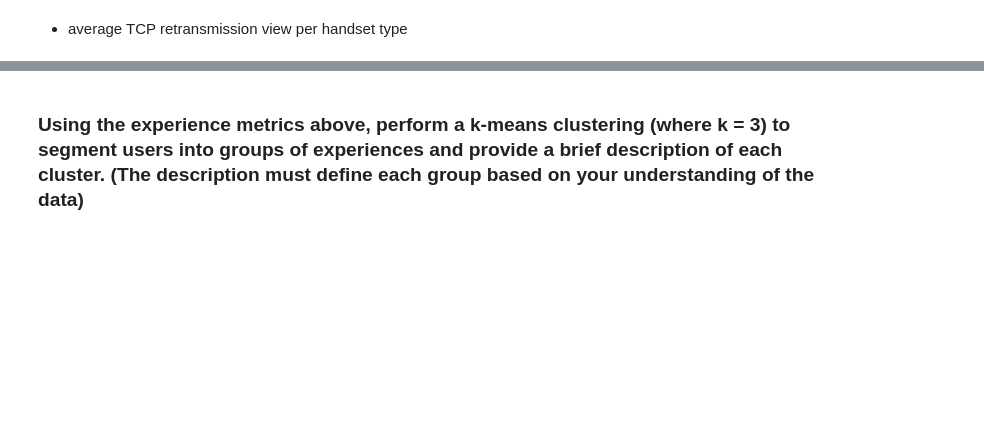
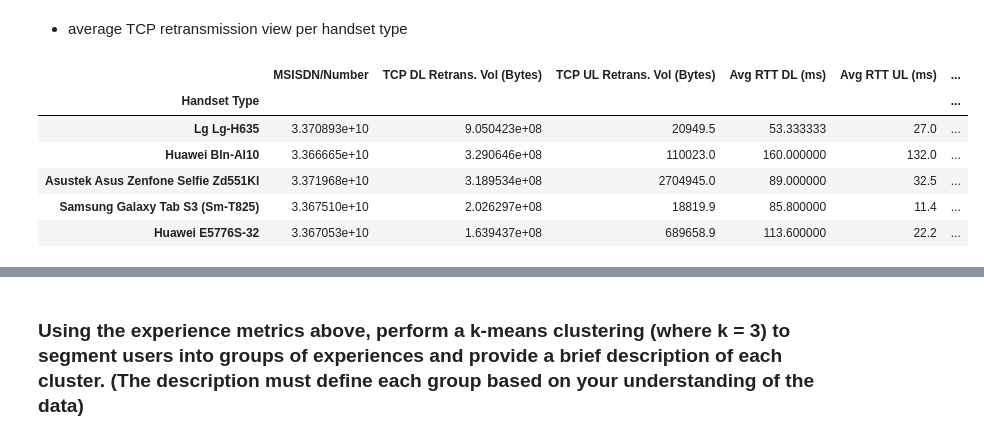
Before and after one commit to Fisseha-Estifanos/Telecom, a Jupyter notebook: notebooks/user_experience_analysis.ipynb, the cells around one changed output, grey strips where cells are left out. Saved outputs shown, nothing was run; the diff lists cells and outputs as text; code cells hidden in the pictures; blank space fills up the shorter version.

```diff
--- a/notebooks/user_experience_analysis.ipynb
+++ b/notebooks/user_experience_analysis.ipynb
@@ -254,2 +298,15 @@ Image(filename='../plots/thro_put_ul.png')
 # %% [markdown]
 * average TCP retransmission view per handset type
+# %%
+# sorting per tcp retransmission download
+tcp = handset_type_df.sort_values(
+    'TCP DL Retrans. Vol (Bytes)', ascending=False)
+tcp.head()
+# %% [output]
+|  | MSISDN/Number | TCP DL Retrans. Vol (Bytes) | TCP UL Retrans. Vol (Bytes) | Avg RTT DL (ms) | Avg RTT UL (ms) | ... |
+| Handset Type |  |  |  |  |  | ... |
+| Lg Lg-H635 | 3.370893e+10 | 9.050423e+08 | 20949.5 | 53.333333 | 27.0 | ... |
+| Huawei Bln-Al10 | 3.366665e+10 | 3.290646e+08 | 110023.0 | 160.000000 | 132.0 | ... |
+| Asustek Asus Zenfone Selfie Zd551Kl | 3.371968e+10 | 3.189534e+08 | 2704945.0 | 89.000000 | 32.5 | ... |
+| Samsung Galaxy Tab S3 (Sm-T825) | 3.367510e+10 | 2.026297e+08 | 18819.9 | 85.800000 | 11.4 | ... |
+| Huawei E5776S-32 | 3.367053e+10 | 1.639437e+08 | 689658.9 | 113.600000 | 22.2 | ... |
```
Also changed, not shown: parts of 4 cells of this notebook.
